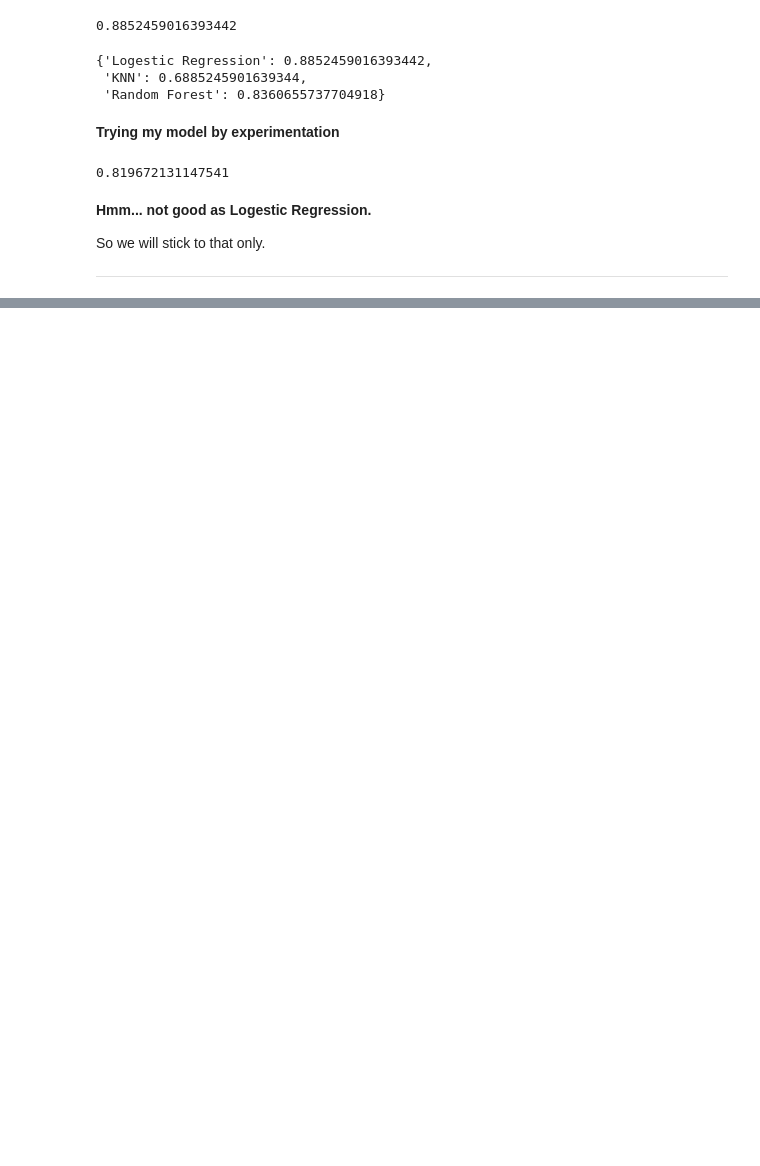
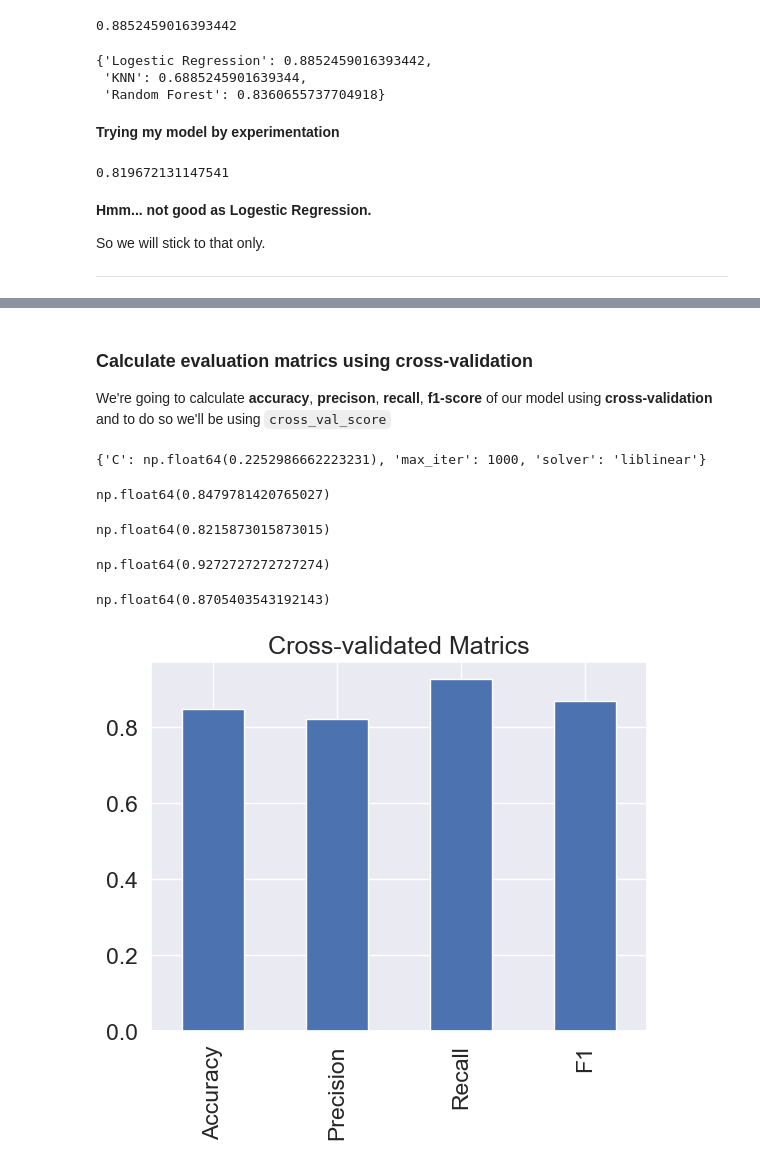
Before and after one commit to Eakempreet/Learning-ML-Projects, a Jupyter notebook: Heart-Disease-Project-1/end-to-end-heart-disease-classification.ipynb, the cells around one changed output, grey strips where cells are left out. Drawn from its saved outputs; the diff is of its cells as text; code cells hidden in the pictures; blank space fills up the shorter version.

```diff
--- a/Heart-Disease-Project-1/end-to-end-heart-disease-classification.ipynb
+++ b/Heart-Disease-Project-1/end-to-end-heart-disease-classification.ipynb
@@ -936,0 +1029,71 @@ So we will stick to that only.
+# %% [markdown]
+### **Calculate evaluation matrics using cross-validation**
+
+We're going to calculate **accuracy**, **precison**, **recall**, **f1-score** of our model using **cross-validation** and to do so we'll be using `cross_val_score`
+# %%
+# Chest best hyperparameter
+
+gs_log_reg.best_params_
+# %% [output]
+{'C': np.float64(0.2252986662223231), 'max_iter': 1000, 'solver': 'liblinear'}
+# %%
+# Create a new classifier with best parameters
+clf = LogisticRegression(C=np.float64(0.2252986662223231),
+                         max_iter=1000,
+                         solver="liblinear")
+# %%
+# Cross-validated Accuracy
+
+cv_acc = cross_val_score(clf,
+                         X,
+                         y,
+                         cv=5,
+                         scoring="accuracy")
+cv_acc = np.mean(cv_acc)
+cv_acc
+# %% [output]
+np.float64(0.8479781420765027)
+# %%
+# Cross-validated Precision
+cv_precision = cross_val_score(clf,
+                         X,
+                         y,
+                         cv=5,
+                         scoring="precision")
+cv_precision = np.mean(cv_precision)
+cv_precision
+# %% [output]
+np.float64(0.8215873015873015)
+# %%
+# Cross-validated Recall
+cv_recall = cross_val_score(clf,
+                         X,
+                         y,
+                         cv=5,
+                         scoring="recall")
+cv_recall = cv_recall.mean()
+cv_recall
+# %% [output]
+np.float64(0.9272727272727274)
+# %%
+# Cross-validated F1-score
+cv_f1_score = cross_val_score(clf,
+                         X,
+                         y,
+                         cv=5,
+                         scoring="f1")
+cv_f1_score = cv_f1_score.mean()
+cv_f1_score
+# %% [output]
+np.float64(0.8705403543192143)
+# %%
+# Visualize cross-validated matrics
+cv_metrics = pd.DataFrame({"Accuracy" : cv_acc,
+                           "Precision" : cv_precision,
+                           "Recall" : cv_recall,
+                           "F1" : cv_f1_score},
+                          index=[0])
+cv_metrics.T.plot.bar(title="Cross-validated Matrics",
+                      legend=False);
+# %% [output]
+[figure, added]
```
Also changed, not shown: parts of 33 cells of this notebook.
